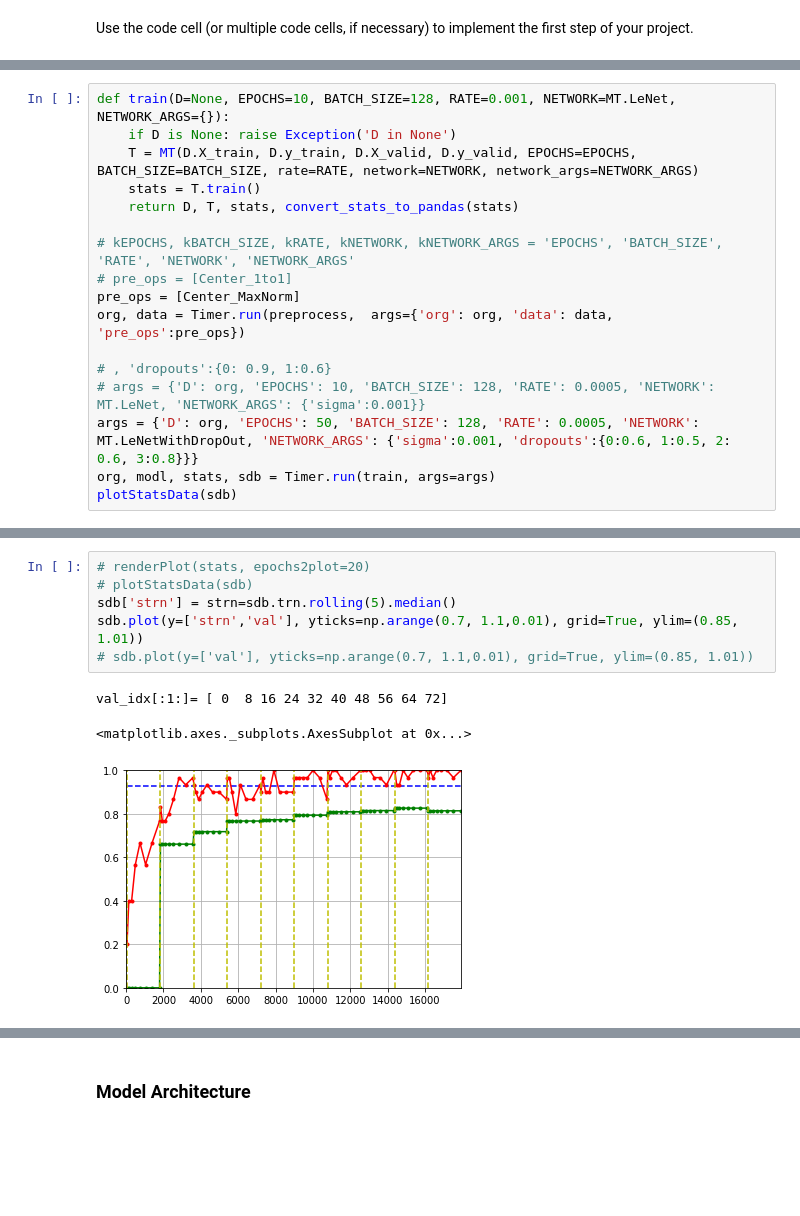
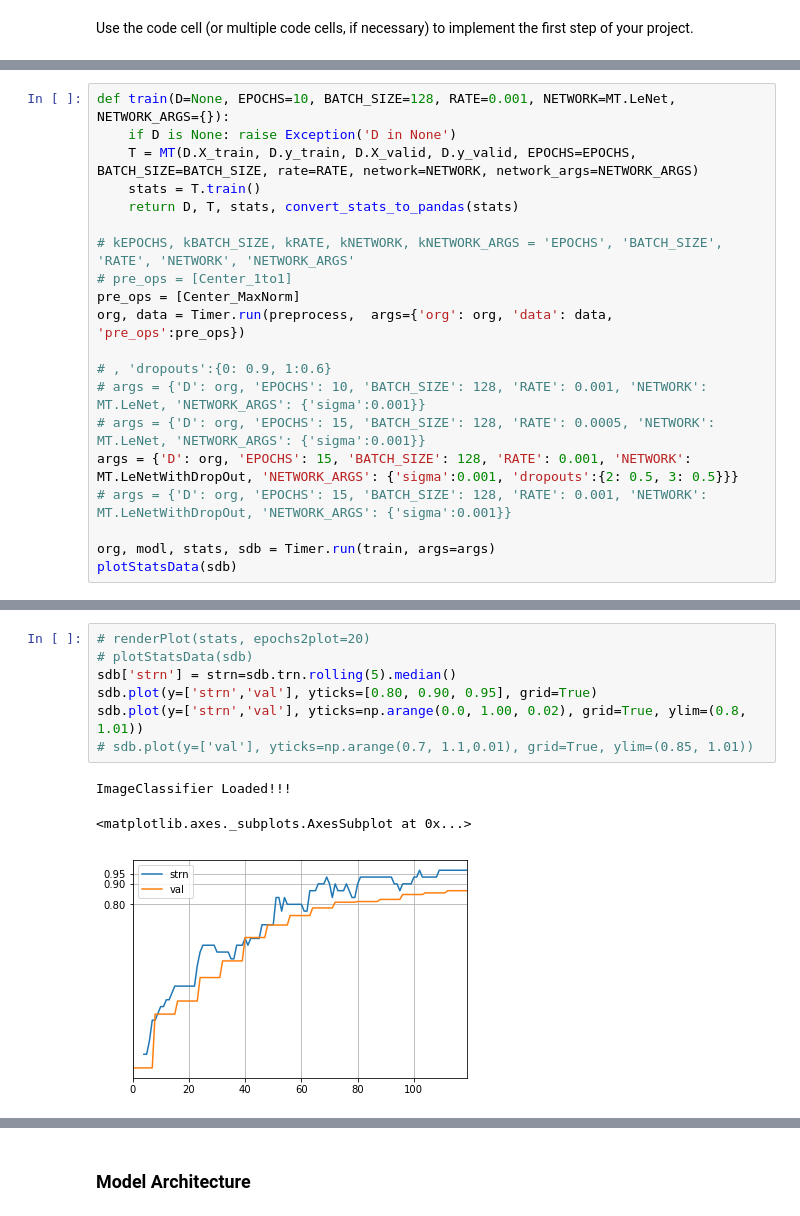
Before and after one commit to jabeerahmed/CarND-LeNet-Lab, a Jupyter notebook: Traffic_Sign_Classifier.ipynb, the cells around one changed output, grey strips where cells are left out. Saved outputs shown, nothing was run; the diff lists cells and outputs as text; blank space fills up the shorter version.

Commit message:
Fixed dropout issue

```diff
--- a/Traffic_Sign_Classifier.ipynb
+++ b/Traffic_Sign_Classifier.ipynb
@@ -308,8 +310,11 @@ pre_ops = [Center_MaxNorm]
 org, data = Timer.run(preprocess,  args={'org': org, 'data': data, 'pre_ops':pre_ops})
 
 # , 'dropouts':{0: 0.9, 1:0.6}
-# args = {'D': org, 'EPOCHS': 10, 'BATCH_SIZE': 128, 'RATE': 0.0005, 'NETWORK': MT.LeNet, 'NETWORK_ARGS': {'sigma':0.001}}
-args = {'D': org, 'EPOCHS': 50, 'BATCH_SIZE': 128, 'RATE': 0.0005, 'NETWORK': MT.LeNetWithDropOut, 'NETWORK_ARGS': {'sigma':0.001, 'dropouts':{0:0.6, 1:0.5, 2: 0.6, 3:0.8}}}
+# args = {'D': org, 'EPOCHS': 10, 'BATCH_SIZE': 128, 'RATE': 0.001, 'NETWORK': MT.LeNet, 'NETWORK_ARGS': {'sigma':0.001}}
+# args = {'D': org, 'EPOCHS': 15, 'BATCH_SIZE': 128, 'RATE': 0.0005, 'NETWORK': MT.LeNet, 'NETWORK_ARGS': {'sigma':0.001}}
+args = {'D': org, 'EPOCHS': 15, 'BATCH_SIZE': 128, 'RATE': 0.001, 'NETWORK': MT.LeNetWithDropOut, 'NETWORK_ARGS': {'sigma':0.001, 'dropouts':{2: 0.5, 3: 0.5}}}
+# args = {'D': org, 'EPOCHS': 15, 'BATCH_SIZE': 128, 'RATE': 0.001, 'NETWORK': MT.LeNetWithDropOut, 'NETWORK_ARGS': {'sigma':0.001}}
+
 org, modl, stats, sdb = Timer.run(train, args=args)
 plotStatsData(sdb)
 # %% [output]
@@ -334,10 +336,11 @@ elapsed time: 6.384 mins
 # %%
 # renderPlot(stats, epochs2plot=20)
 # plotStatsData(sdb)
 sdb['strn'] = strn=sdb.trn.rolling(5).median()
-sdb.plot(y=['strn','val'], yticks=np.arange(0.7, 1.1,0.01), grid=True, ylim=(0.85, 1.01))
+sdb.plot(y=['strn','val'], yticks=[0.80, 0.90, 0.95], grid=True)
+sdb.plot(y=['strn','val'], yticks=np.arange(0.0, 1.00, 0.02), grid=True, ylim=(0.8, 1.01))
 # sdb.plot(y=['val'], yticks=np.arange(0.7, 1.1,0.01), grid=True, ylim=(0.85, 1.01))
 # %% [output]
-val_idx[:1:]= [ 0  8 16 24 32 40 48 56 64 72]
+ImageClassifier Loaded!!!
 <matplotlib.axes._subplots.AxesSubplot at 0x...>
-[figure, old version]
+[figure, new version]
```
Also changed, not shown: parts of 8 cells of this notebook, 3 other files.
